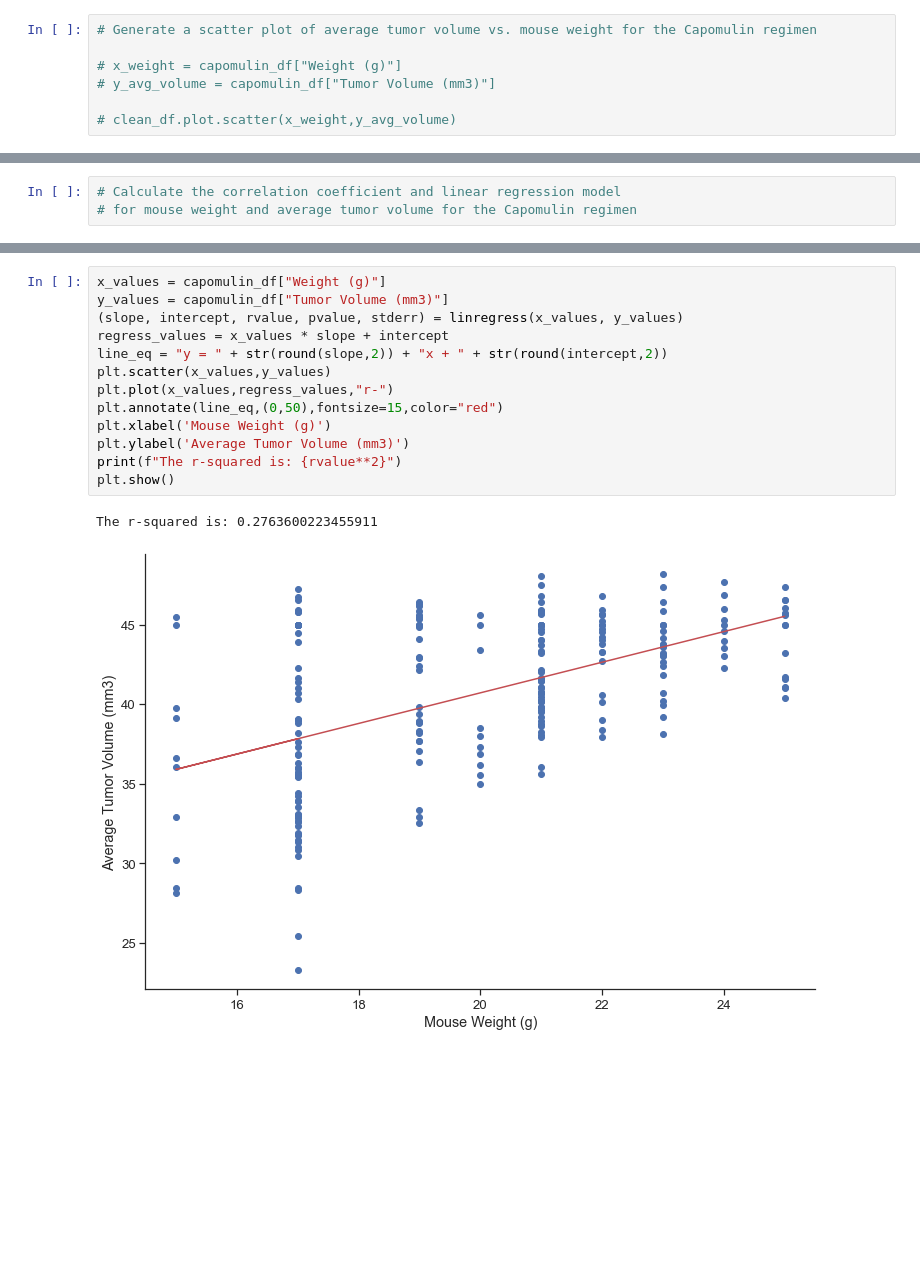
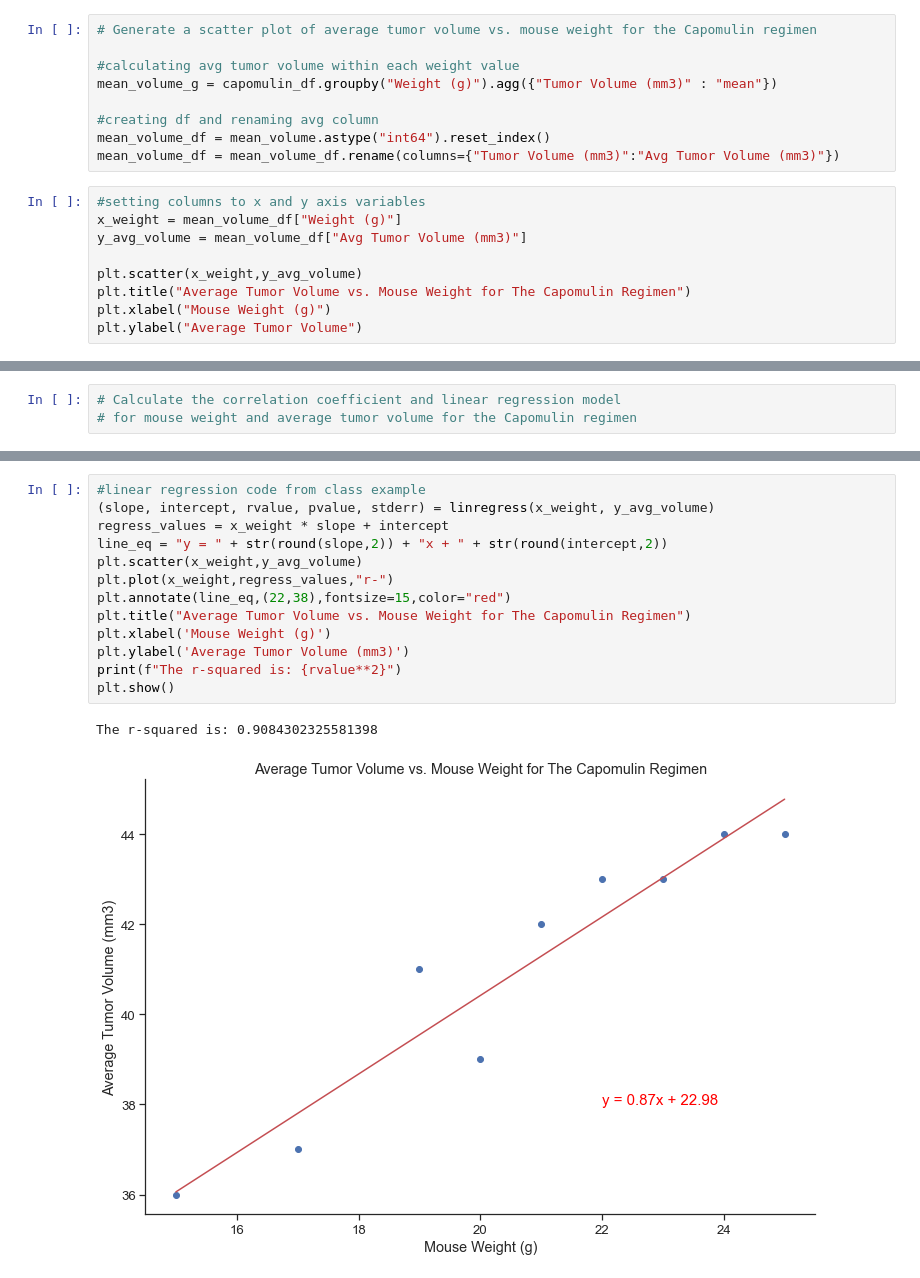
Before and after one commit to mbruns13/matplotlib-challenge, a Jupyter notebook: pymaceuticals_starter.ipynb, the cells around one changed output, grey strips where cells are left out. Cells and saved outputs as stored; diff of their text form; blank space fills up the shorter version.

Commit message:
updating with fixed line plot and linear regression sections

```diff
--- a/pymaceuticals_starter.ipynb
+++ b/pymaceuticals_starter.ipynb
@@ -277,7 +300,18 @@ ValueError: Can only compare identically-labeled Series objects
 # %%
 # Generate a scatter plot of average tumor volume vs. mouse weight for the Capomulin regimen
 
-# x_weight = capomulin_df["Weight (g)"]
-# y_avg_volume = capomulin_df["Tumor Volume (mm3)"]
+#calculating avg tumor volume within each weight value
+mean_volume_g = capomulin_df.groupby("Weight (g)").agg({"Tumor Volume (mm3)" : "mean"})
 
-# clean_df.plot.scatter(x_weight,y_avg_volume)
+#creating df and renaming avg column
+mean_volume_df = mean_volume.astype("int64").reset_index()
+mean_volume_df = mean_volume_df.rename(columns={"Tumor Volume (mm3)":"Avg Tumor Volume (mm3)"})
+# %%
+#setting columns to x and y axis variables
+x_weight = mean_volume_df["Weight (g)"]
+y_avg_volume = mean_volume_df["Avg Tumor Volume (mm3)"]
+
+plt.scatter(x_weight,y_avg_volume)
+plt.title("Average Tumor Volume vs. Mouse Weight for The Capomulin Regimen")
+plt.xlabel("Mouse Weight (g)")
+plt.ylabel("Average Tumor Volume")
@@ -294,16 +332,16 @@ The correlation between mouse weight and average tumor volume for the Capomulin
 # %%
-x_values = capomulin_df["Weight (g)"]
-y_values = capomulin_df["Tumor Volume (mm3)"]
-(slope, intercept, rvalue, pvalue, stderr) = linregress(x_values, y_values)
-regress_values = x_values * slope + intercept
+#linear regression code from class example
+(slope, intercept, rvalue, pvalue, stderr) = linregress(x_weight, y_avg_volume)
+regress_values = x_weight * slope + intercept
 line_eq = "y = " + str(round(slope,2)) + "x + " + str(round(intercept,2))
-plt.scatter(x_values,y_values)
-plt.plot(x_values,regress_values,"r-")
-plt.annotate(line_eq,(0,50),fontsize=15,color="red")
+plt.scatter(x_weight,y_avg_volume)
+plt.plot(x_weight,regress_values,"r-")
+plt.annotate(line_eq,(22,38),fontsize=15,color="red")
+plt.title("Average Tumor Volume vs. Mouse Weight for The Capomulin Regimen")
 plt.xlabel('Mouse Weight (g)')
 plt.ylabel('Average Tumor Volume (mm3)')
 print(f"The r-squared is: {rvalue**2}")
 plt.show()
 # %% [output]
-The r-squared is: 0.2763600223455911
+The r-squared is: 0.9084302325581398
-[figure, old version]
+[figure, new version]
```
Also changed, not shown: parts of 7 cells of this notebook.
